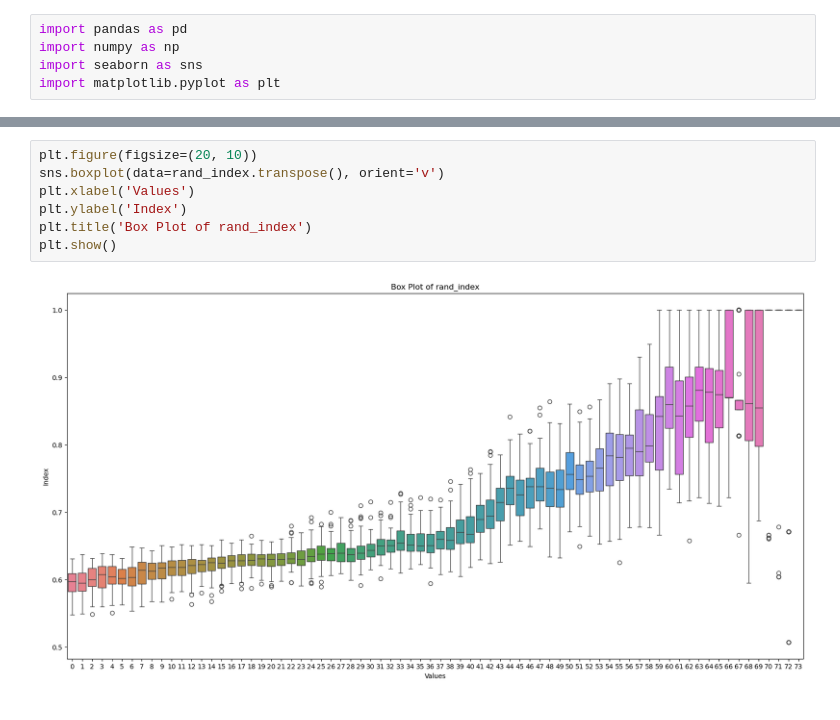
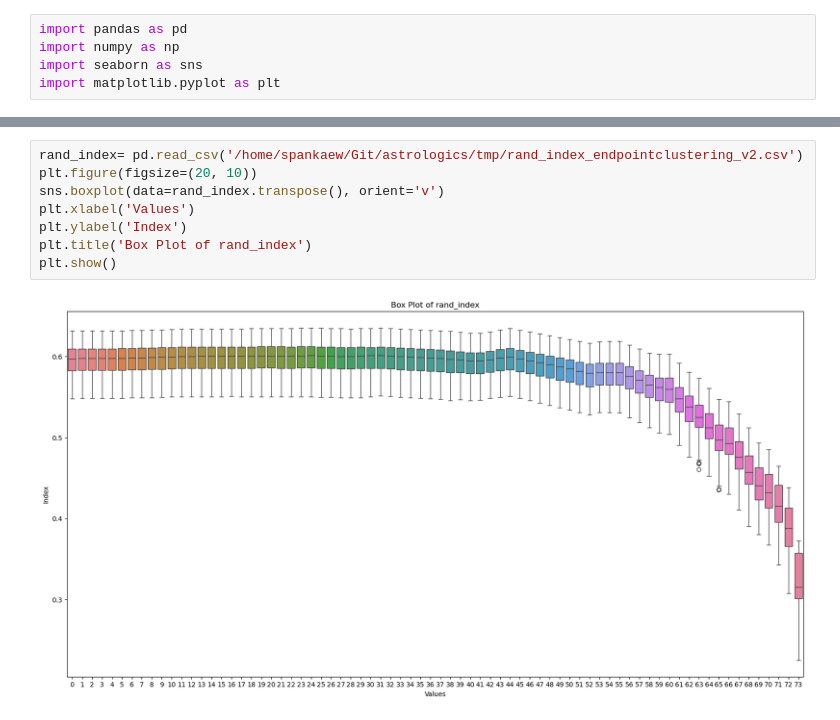
Before and after one commit to sysbio-curie/AstroLogics, a Jupyter notebook: scripts/visualize_clustering_results.ipynb, the cells around one changed output, grey strips where cells are left out. Drawn from its saved outputs; the diff is of its cells as text.

Commit message:
Update the visualize_clustering_results

```diff
--- a/scripts/visualize_clustering_results.ipynb
+++ b/scripts/visualize_clustering_results.ipynb
@@ -22,9 +26,10 @@ rand_index= pd.read_csv('/home/spankaew/Git/astrologics/tmp/rand_index_endpointc
 # %%
+rand_index= pd.read_csv('/home/spankaew/Git/astrologics/tmp/rand_index_endpointclustering_v2.csv')
 plt.figure(figsize=(20, 10))
 sns.boxplot(data=rand_index.transpose(), orient='v')
 plt.xlabel('Values')
 plt.ylabel('Index')
 plt.title('Box Plot of rand_index')
 plt.show()
 # %% [output]
-[figure, old version]
+[figure, new version]
```
Also changed, not shown: parts of 2 cells of this notebook, 2 other files.
